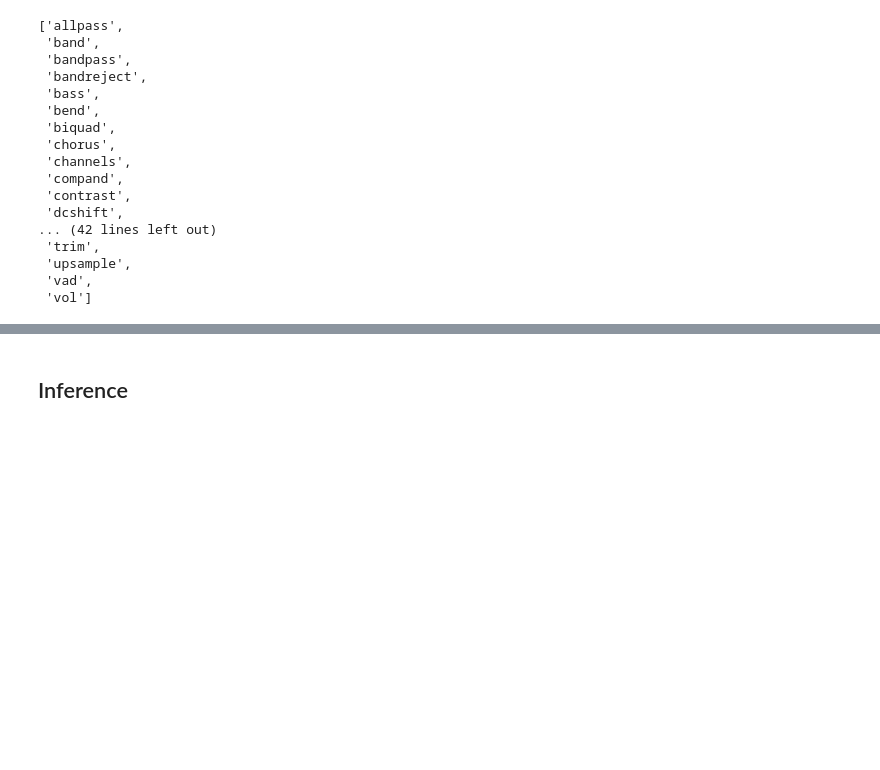
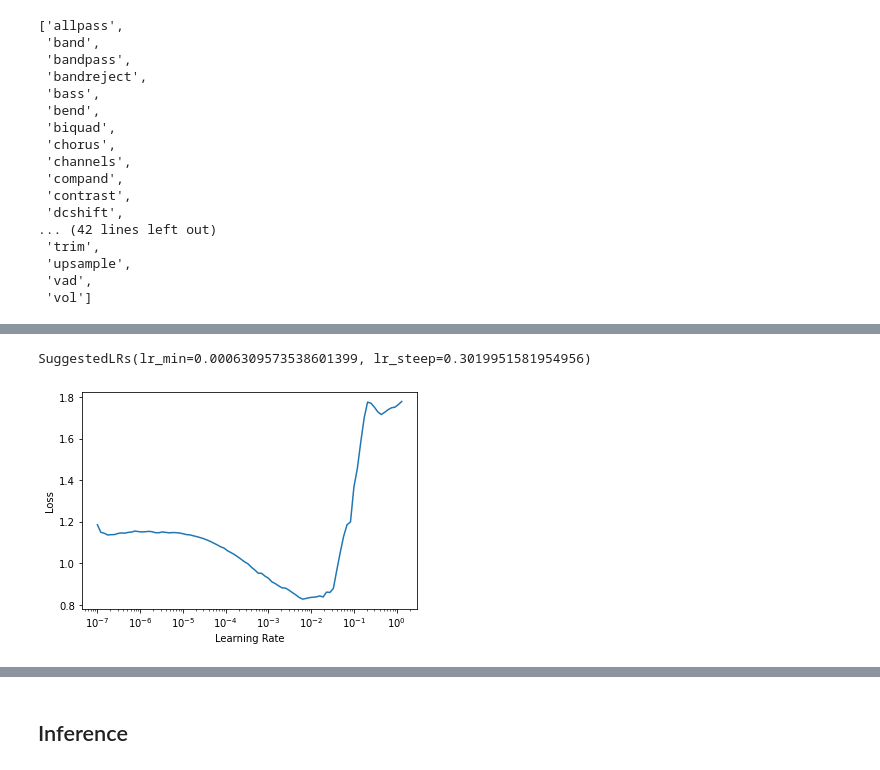
Before and after one commit to mizoru/blog, a Jupyter notebook: _notebooks/2021-12-21-Japanese-pitch.ipynb, the cells around one changed output, grey strips where cells are left out. Saved outputs shown, nothing was run; the diff lists cells and outputs as text; code cells hidden in the pictures; blank space fills up the shorter version.

```diff
--- a/_notebooks/2021-12-21-Japanese-pitch.ipynb
+++ b/_notebooks/2021-12-21-Japanese-pitch.ipynb
@@ -426,0 +442,3 @@ Audio(at_shift, rate=24000)
+# %%
+fin_learn.lr_find()
+# %% [output]
@@ -426,0 +446,2 @@ Audio(at_shift, rate=24000)
+SuggestedLRs(lr_min=0.0006309573538601399, lr_steep=0.3019951581954956)
+[figure, added]
```
Also changed, not shown: parts of 41 cells of this notebook.
